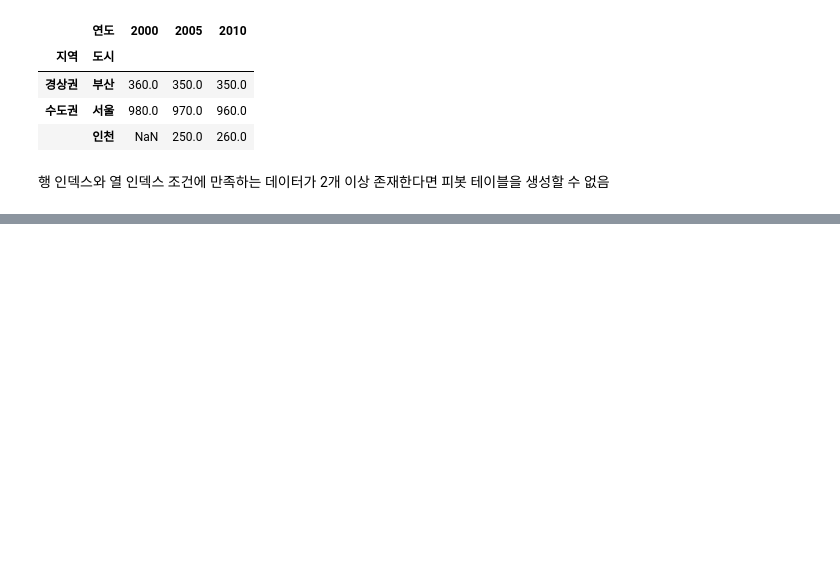
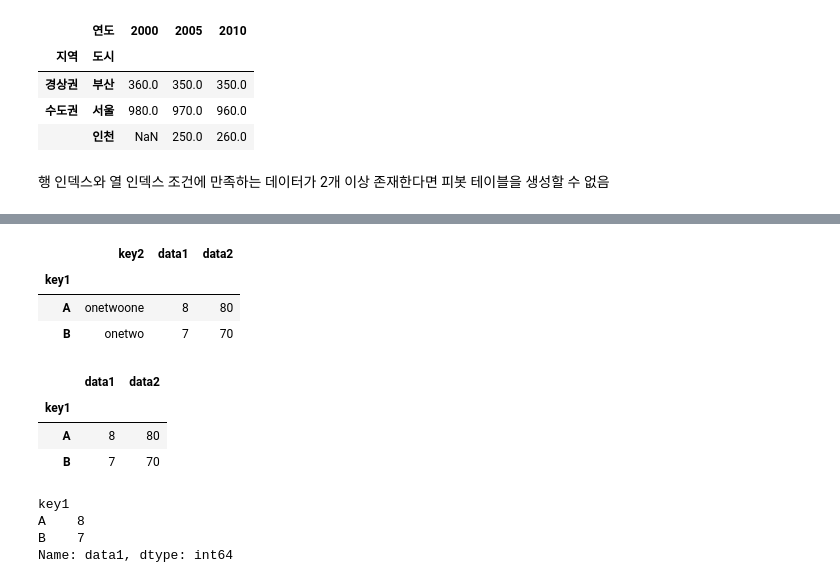
Before and after one commit to ahndb/aws_phyhon_240215, a Jupyter notebook: pandas_data_analysis/0228/a_pandas_data_advanced_controll.ipynb, the cells around one changed output, grey strips where cells are left out. Saved outputs shown, nothing was run; the diff lists cells and outputs as text; code cells hidden in the pictures; blank space fills up the shorter version.

```diff
--- a/pandas_data_analysis/0228/a_pandas_data_advanced_controll.ipynb
+++ b/pandas_data_analysis/0228/a_pandas_data_advanced_controll.ipynb
@@ -443,0 +497,21 @@ df1.pivot(index='지역', columns='연도', values='인구') # 값이 2개이상
+# %%
+df2.groupby(df2.key1).sum()
+# %% [output]
+|  | key2 | data1 | data2 |
+| key1 |  |  |  |
+| A | onetwoone | 8 | 80 |
+| B | onetwo | 7 | 70 |
+# %%
+df2.groupby(df2.key1)[['data1', 'data2']].sum()
+# %% [output]
+|  | data1 | data2 |
+| key1 |  |  |
+| A | 8 | 80 |
+| B | 7 | 70 |
+# %%
+df2.groupby(df2.key1).sum().data1
+# %% [output]
+key1
+A    8
+B    7
+Name: data1, dtype: int64
```
Also changed, not shown: parts of 10 cells of this notebook.
